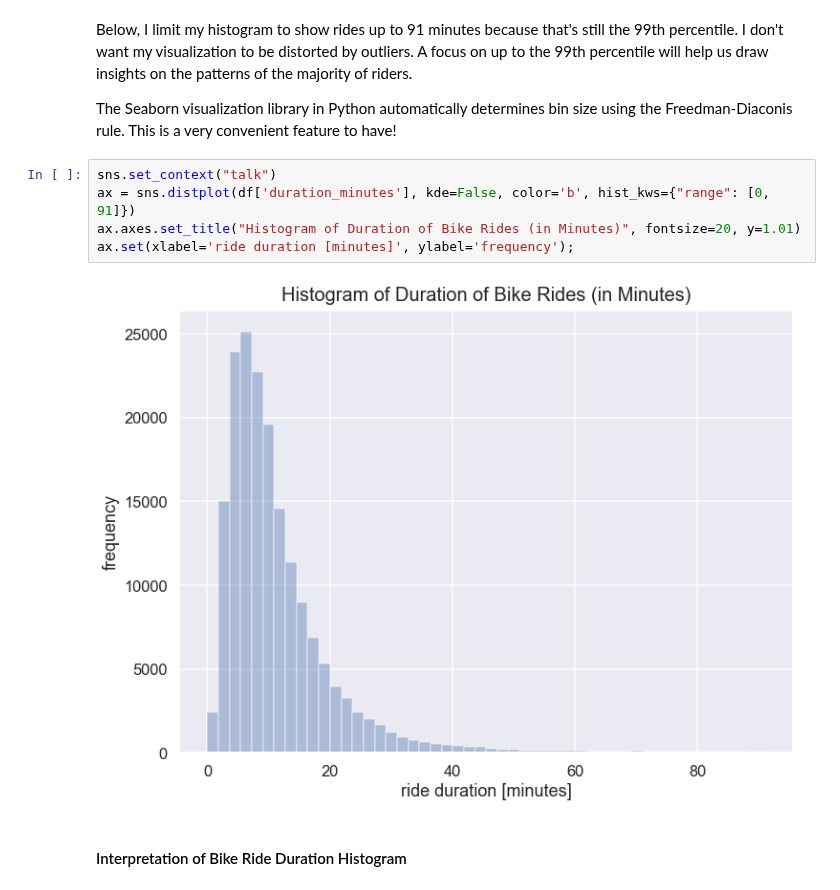
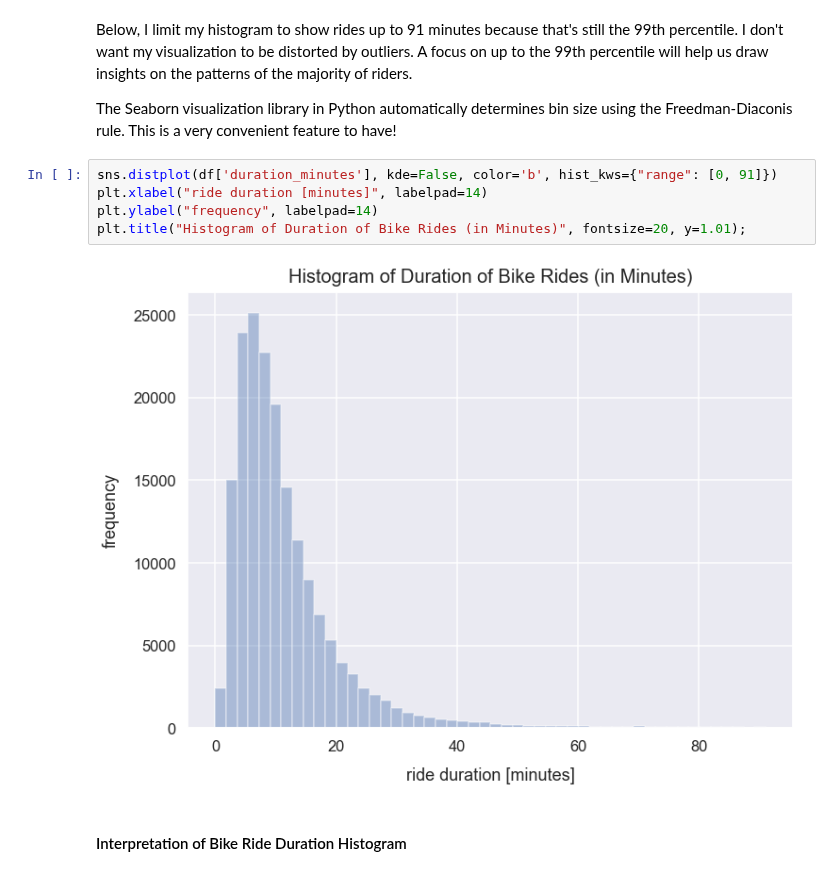
Before and after one commit to frieds/frieds.github.io, a Jupyter notebook: data-visualizations/when_use_histograms.ipynb, the cells around one changed output. Cells and saved outputs as stored; diff of their text form.

```diff
--- a/data-visualizations/when_use_histograms.ipynb
+++ b/data-visualizations/when_use_histograms.ipynb
@@ -92,12 +98,12 @@ Below, I limit my histogram to show rides up to 91 minutes because that's still
 
 The Seaborn visualization library in Python automatically determines bin size using the Freedman-Diaconis rule. This is a very convenient feature to have!
 # %%
-sns.set_context("talk")
-ax = sns.distplot(df['duration_minutes'], kde=False, color='b', hist_kws={"range": [0, 91]})
-ax.axes.set_title("Histogram of Duration of Bike Rides (in Minutes)", fontsize=20, y=1.01)
-ax.set(xlabel='ride duration [minutes]', ylabel='frequency');
+sns.distplot(df['duration_minutes'], kde=False, color='b', hist_kws={"range": [0, 91]})
+plt.xlabel("ride duration [minutes]", labelpad=14)
+plt.ylabel("frequency", labelpad=14)
+plt.title("Histogram of Duration of Bike Rides (in Minutes)", fontsize=20, y=1.01);
 # %% [output]
-[figure, old version]
+[figure, new version]
 # %% [markdown]
 #### Interpretation of Bike Ride Duration Histogram
 # %% [markdown]
```
Also changed, not shown: parts of 13 cells of this notebook, 27 other files.
